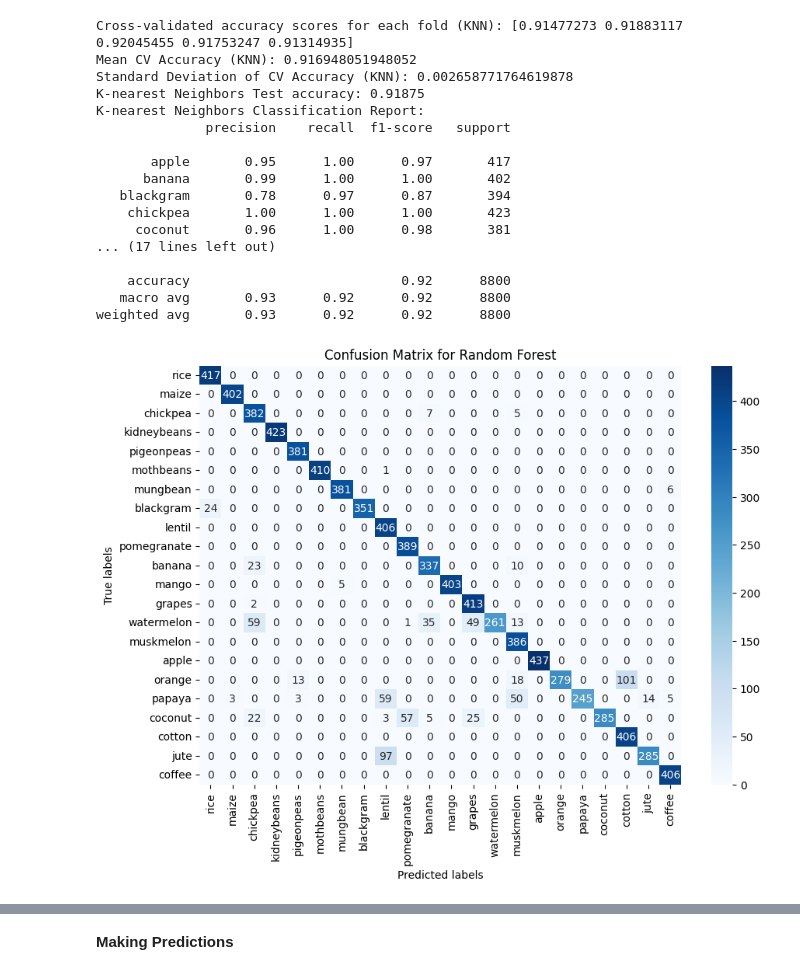
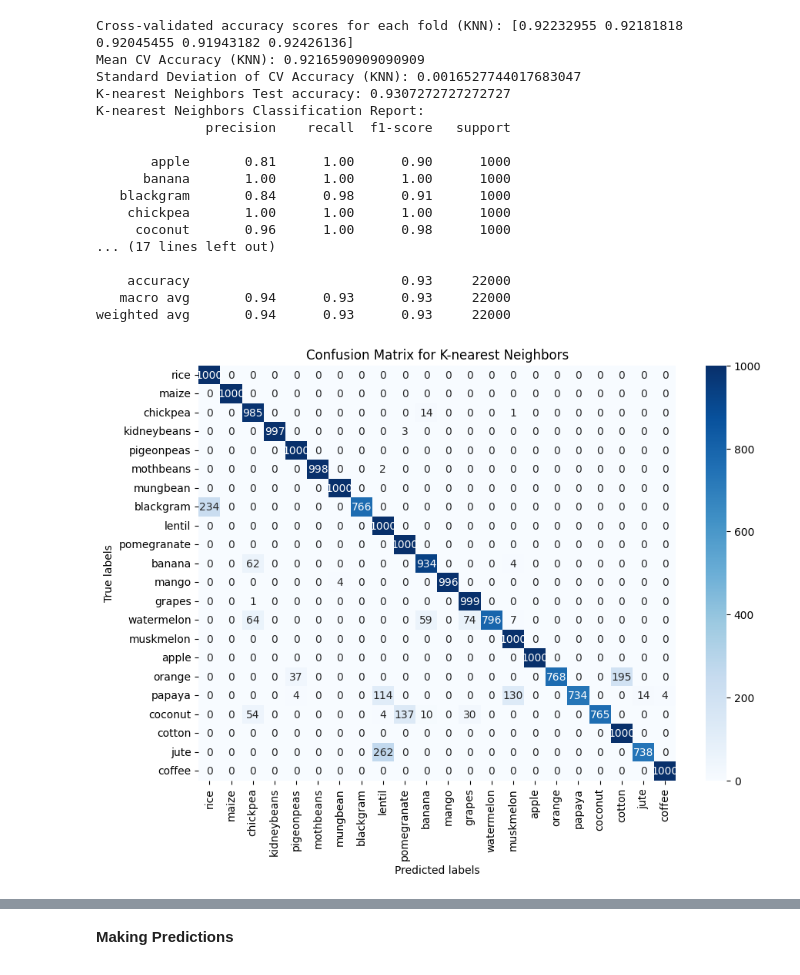
Before and after one commit to qasmendoza/crop-recommendation, a Jupyter notebook: Crops.ipynb, the cells around one changed output, grey strips where cells are left out. Cells and saved outputs as stored; diff of their text form; code cells hidden in the pictures.

```diff
--- a/Crops.ipynb
+++ b/Crops.ipynb
@@ -20,7 +20,7 @@ import warnings
 warnings.filterwarnings('ignore')
 # %%
 # Load data
-data = pd.read_csv('crop_recommendation.csv')
+data = pd.read_csv('augmented_file_50x.csv')
 # %%
 data['label'].value_counts()
 # %% [output]
@@ -75,7 +80,7 @@ Validation set size: 4400
 # %%
 # Random Forest
 clf_rf = RandomForestClassifier(n_estimators=90, max_depth=6, max_features=4, random_state=0)
-clf_rf.fit(X_train_temp, y_train_temp)
+clf_rf.fit(X_train, y_train)
 
 # Perform 5-fold cross-validation
 cv_scores = cross_val_score(clf_rf, X, y, cv=5, scoring='accuracy')
@@ -104,12 +109,13 @@ conf_mat_rf = confusion_matrix(y_test, y_pred_rf)
 class_labels = data['label'].unique()
 
 # Plot using Seaborn
-plt.figure(figsize=(10,7))
+plt.figure(figsize=(9,7))
 sns.heatmap(conf_mat_rf, annot=True, fmt="d", cmap='Blues', xticklabels=class_labels, yticklabels=class_labels)
 plt.xlabel('Predicted labels')
 plt.ylabel('True labels')
 plt.title('Confusion Matrix for Random Forest')
 plt.show()
+
 
 # # Compute macro-average ROC curve and ROC area for multi-class task
 # fpr = dict()
@@ -165,18 +171,17 @@ weighted avg       0.98      0.98      0.98      8800
 # %%
-
 # Feature Scaling
 scaler = StandardScaler()
-X_train_scaled = scaler.fit_transform(X_train_temp)
+X_train_scaled = scaler.fit_transform(X_train)
 X_test_scaled = scaler.transform(X_test)
 
 # Define the K-nearest neighbors (KNN) classifier with adjusted parameters
-clf_knn = KNeighborsClassifier(n_neighbors=3001, weights='distance', algorithm='auto', p=2)
+clf_knn = KNeighborsClassifier(n_neighbors=5001, weights='distance', algorithm='auto', p=2)
 
 # Fit the KNN model with scaled training data
-clf_knn.fit(X_train_scaled, y_train_temp)
+clf_knn.fit(X_train_scaled, y_train)
 
 # Perform 5-fold cross-validation
-cv_scores_knn = cross_val_score(clf_knn, X_train_scaled, y_train_temp, cv=5, scoring='accuracy')
+cv_scores_knn = cross_val_score(clf_knn, X_train_scaled, y_train, cv=5, scoring='accuracy')
 
 # Print out the scores for each fold and average accuracy
 print("Cross-validated accuracy scores for each fold (KNN):", cv_scores_knn)
@@ -186,48 +191,48 @@ print("Standard Deviation of CV Accuracy (KNN):", cv_scores_knn.std())
 # Predict using the KNN model on the scaled test set
 y_pred_knn = clf_knn.predict(X_test_scaled)
 accuracy_score_knn = accuracy_score(y_test, y_pred_knn)
 
 print("K-nearest Neighbors Test accuracy:", accuracy_score_knn)
 print("K-nearest Neighbors Classification Report:")
 print(classification_report(y_test, y_pred_knn))
 
 # Binarize the labels
 y_bin_test = label_binarize(y_test, classes=data['label'].unique())
 y_bin_pred_knn = label_binarize(y_pred_knn, classes=data['label'].unique())
 n_classes = y_bin_test.shape[1]
 
 # Compute the confusion matrix
 conf_mat_knn = confusion_matrix(y_test, y_pred_knn)
 
 # Extract unique class labels
 class_labels = data['label'].unique()
 
 # Plot using Seaborn
-plt.figure(figsize=(10,7))
+plt.figure(figsize=(9,7))
 sns.heatmap(conf_mat_knn, annot=True, fmt="d", cmap='Blues', xticklabels=class_labels, yticklabels=class_labels)
 plt.xlabel('Predicted labels')
 plt.ylabel('True labels')
-plt.title('Confusion Matrix for Random Forest')
+plt.title('Confusion Matrix for K-nearest Neighbors')  # Updated the title here
 plt.show()
 # %% [output]
-Cross-validated accuracy scores for each fold (KNN): [0.91477273 0.91883117 0.92045455 0.91753247 0.91314935]
-Mean CV Accuracy (KNN): 0.916948051948052
-Standard Deviation of CV Accuracy (KNN): 0.002658771764619878
-K-nearest Neighbors Test accuracy: 0.91875
+Cross-validated accuracy scores for each fold (KNN): [0.92232955 0.92181818 0.92045455 0.91943182 0.92426136]
+Mean CV Accuracy (KNN): 0.9216590909090909
+Standard Deviation of CV Accuracy (KNN): 0.0016527744017683047
+K-nearest Neighbors Test accuracy: 0.9307272727272727
 K-nearest Neighbors Classification Report:
               precision    recall  f1-score   support
 
-       apple       0.95      1.00      0.97       417
-      banana       0.99      1.00      1.00       402
-   blackgram       0.78      0.97      0.87       394
-    chickpea       1.00      1.00      1.00       423
-     coconut       0.96      1.00      0.98       381
+       apple       0.81      1.00      0.90      1000
+      banana       1.00      1.00      1.00      1000
+   blackgram       0.84      0.98      0.91      1000
+    chickpea       1.00      1.00      1.00      1000
+     coconut       0.96      1.00      0.98      1000
 ... (17 lines left out)
 
-    accuracy                           0.92      8800
-   macro avg       0.93      0.92      0.92      8800
-weighted avg       0.93      0.92      0.92      8800
+    accuracy                           0.93     22000
+   macro avg       0.94      0.93      0.93     22000
+weighted avg       0.94      0.93      0.93     22000
-[figure, old version]
+[figure, new version]
 # %%
 # Set var_smoothing parameter for regularization; you can adjust the value as needed
 # Naive Bayes with regularization
```
Also changed, not shown: parts of 12 cells of this notebook, 2 other files.
